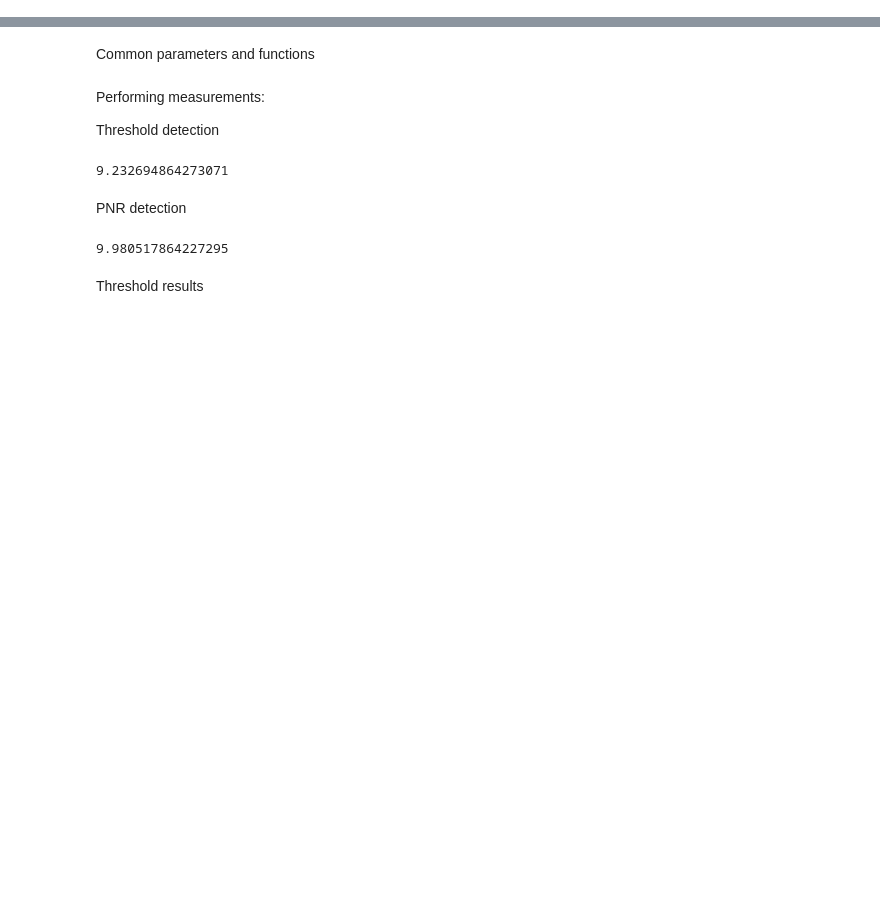
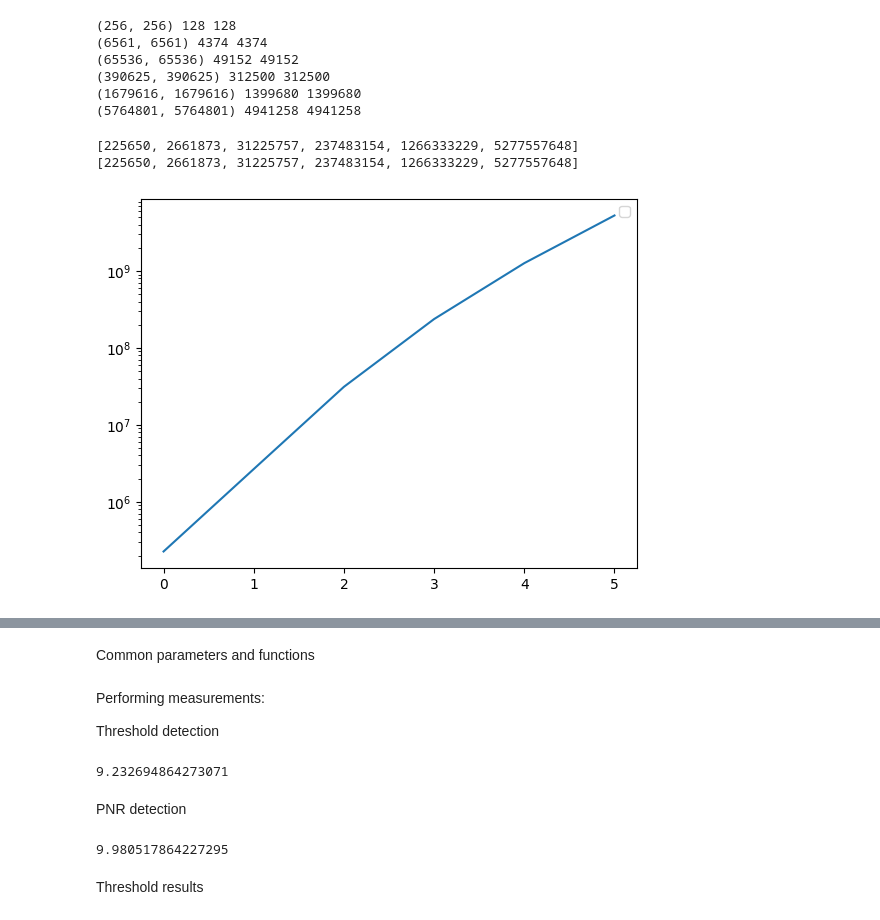
Before and after one commit to sequence-toolbox/SeQUeNCe, a Jupyter notebook: sequence_projects/swap_files/TN_swapping_memory_analysis.ipynb, the cells around one changed output, grey strips where cells are left out. Saved outputs shown, nothing was run; the diff lists cells and outputs as text; code cells hidden in the pictures; blank space fills up the shorter version.

```diff
--- a/sequence_projects/TN_swapping_direct.ipynb
+++ b/sequence_projects/swap_files/TN_swapping_memory_analysis.ipynb
@@ -567,0 +154,77 @@ def plot_coincidences(coincidence, idler_angles, signal_angles, title = ''):
+# %%
+from swap_sparse_direct import *
+
+mean_photon_num = 0.5
+num_modes = 8
+efficiency = 0.9
+truncations = [1,2,3,4,5,6]
+# truncations = [1,2,3]
+
+sparse_data = []
+
+# gc.collect()
+
+sparse_data_error_tol = []
+for trunc in truncations:
+
+    a = qt.destroy(trunc+1).full()
+    a = sp.csr_matrix(a)
+    a_dag = a.T
+
+    time_taken = 0
+
+    N = trunc+1
+    vacuum = create_vacuum_state(num_modes=num_modes, N=N)
+
+    psi, TMSV_state = light_source(vacuum, N, mean_photon_num, num_modes, 1e-10)
+
+    # start = time.time()
+    gc.collect()
+    tracemalloc.start()
+    # start_snapshot = tracemalloc.take_snapshot()
+
+    # Sparse matrix data:
+    TMSV_state_dense = extend_state_sparse(TMSV_state)
+    post_BSM_State = bell_state_measurement_sparse(TMSV_state_dense, N, efficiency, a_dag)
+    coincidence, idler_angles = rotate_and_measure_sparse(post_BSM_State, N, efficiency, a_dag)
+
+    # time_taken += time.time() - start
+    # end_snapshot = tracemalloc.take_snapshot()
+    # memory_diff = end_snapshot.compare_to(start_snapshot, key_type = "filename")
+    # print("start_snapshort:")
+    # print(memory_diff)
+    current, peak =  tracemalloc.get_traced_memory()
+
+
+    # net_size_diff = 0
+    # for i in memory_diff:
+    #     net_size_diff += i.size_diff
+    sparse_data.append(peak)
+    tracemalloc.stop()
+    tracemalloc.clear_traces()
+
+    # sparse_data.append(sparse_data_error_tol)
+    # print(trunc)
+# %% [output]
+(256, 256) 128 128
+(6561, 6561) 4374 4374
+(65536, 65536) 49152 49152
+(390625, 390625) 312500 312500
+(1679616, 1679616) 1399680 1399680
+(5764801, 5764801) 4941258 4941258
+# %%
+memory_data = sparse_data
+print(memory_data)
+
+json.dump(memory_data, open(f"sparse_memory_data_mpn{int(mean_photon_num*100)}.json", "w"))
+
+plt.figure()
+# for value in timing_data:
+plt.plot(memory_data)
+print(memory_data)
+plt.legend()
+plt.yscale('log')
+# %% [output]
+[225650, 2661873, 31225757, 237483154, 1266333229, 5277557648]
+[225650, 2661873, 31225757, 237483154, 1266333229, 5277557648]
+[figure, added]
```
Also changed, not shown: parts of 27 cells of this notebook, 35 other files.
